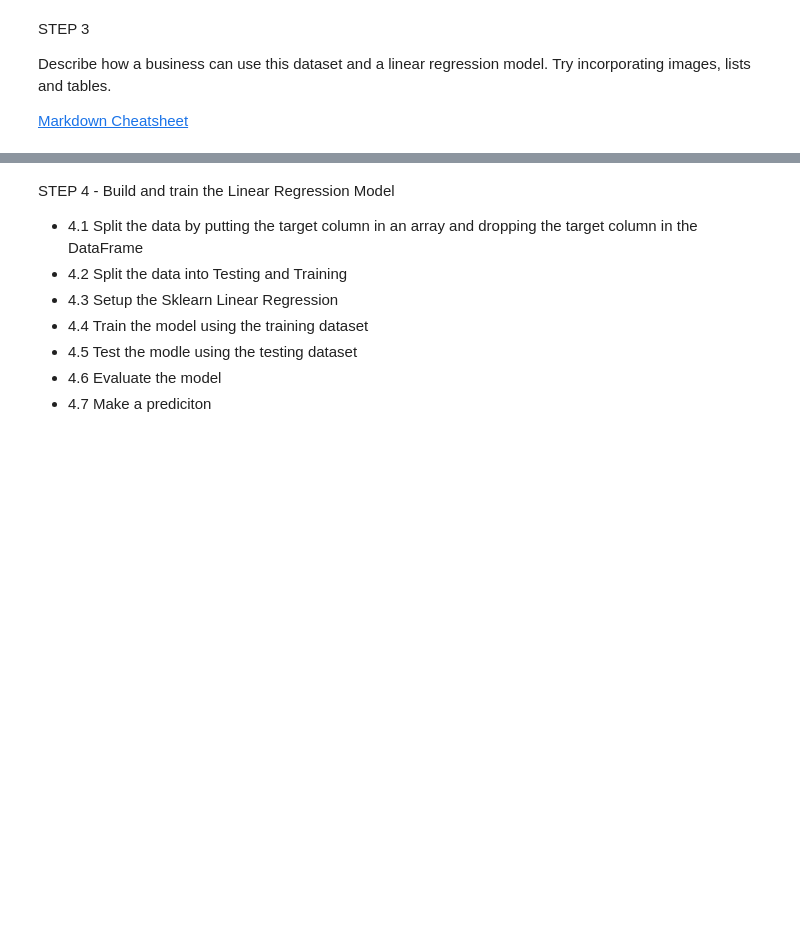
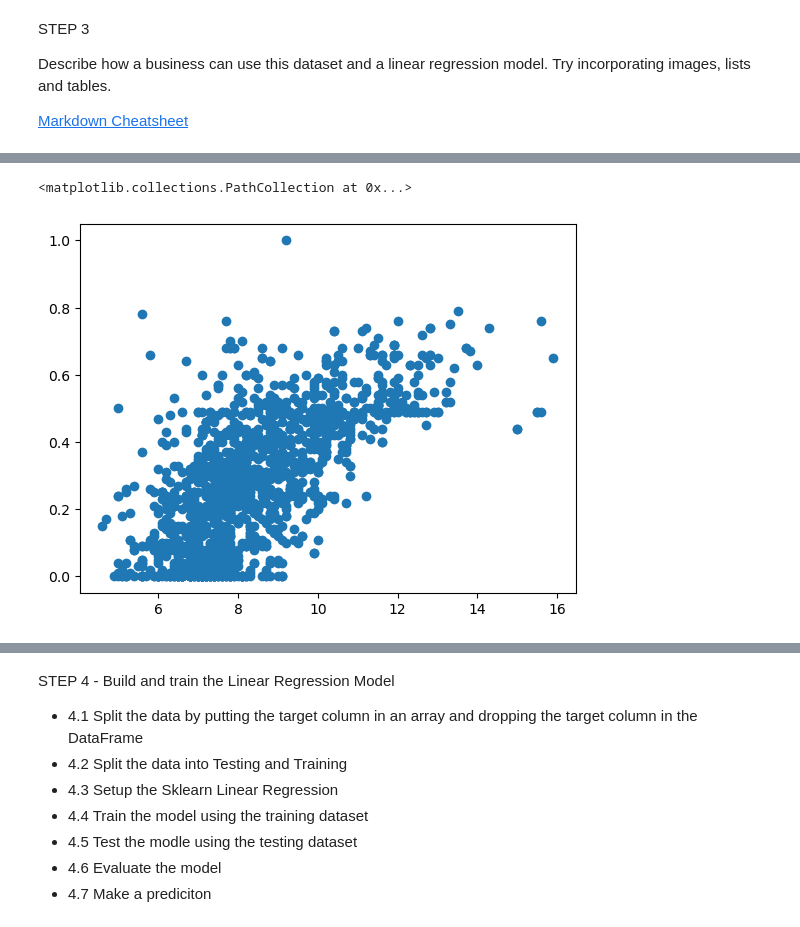
Before and after one commit to ShaunCahill/COMM493, a Jupyter notebook: Introduction to SageMaker Lab/Wine_Quality_Lab.ipynb, the cells around one changed output, grey strips where cells are left out. Saved outputs shown, nothing was run; the diff lists cells and outputs as text; code cells hidden in the pictures; blank space fills up the shorter version.

```diff
--- a/Introduction to SageMaker Lab/Wine_Quality_Lab.ipynb
+++ b/Introduction to SageMaker Lab/Wine_Quality_Lab.ipynb
@@ -24,0 +127,8 @@ STEP 3 - Load and Explore the Data
+# %%
+import matplotlib.pyplot as plt
+import numpy as np
+
+plt.scatter(data['fixed acidity'], data['citric acid'])
+# %% [output]
+<matplotlib.collections.PathCollection at 0x...>
+[figure, added]
```
Also changed, not shown: parts of 24 cells of this notebook.
